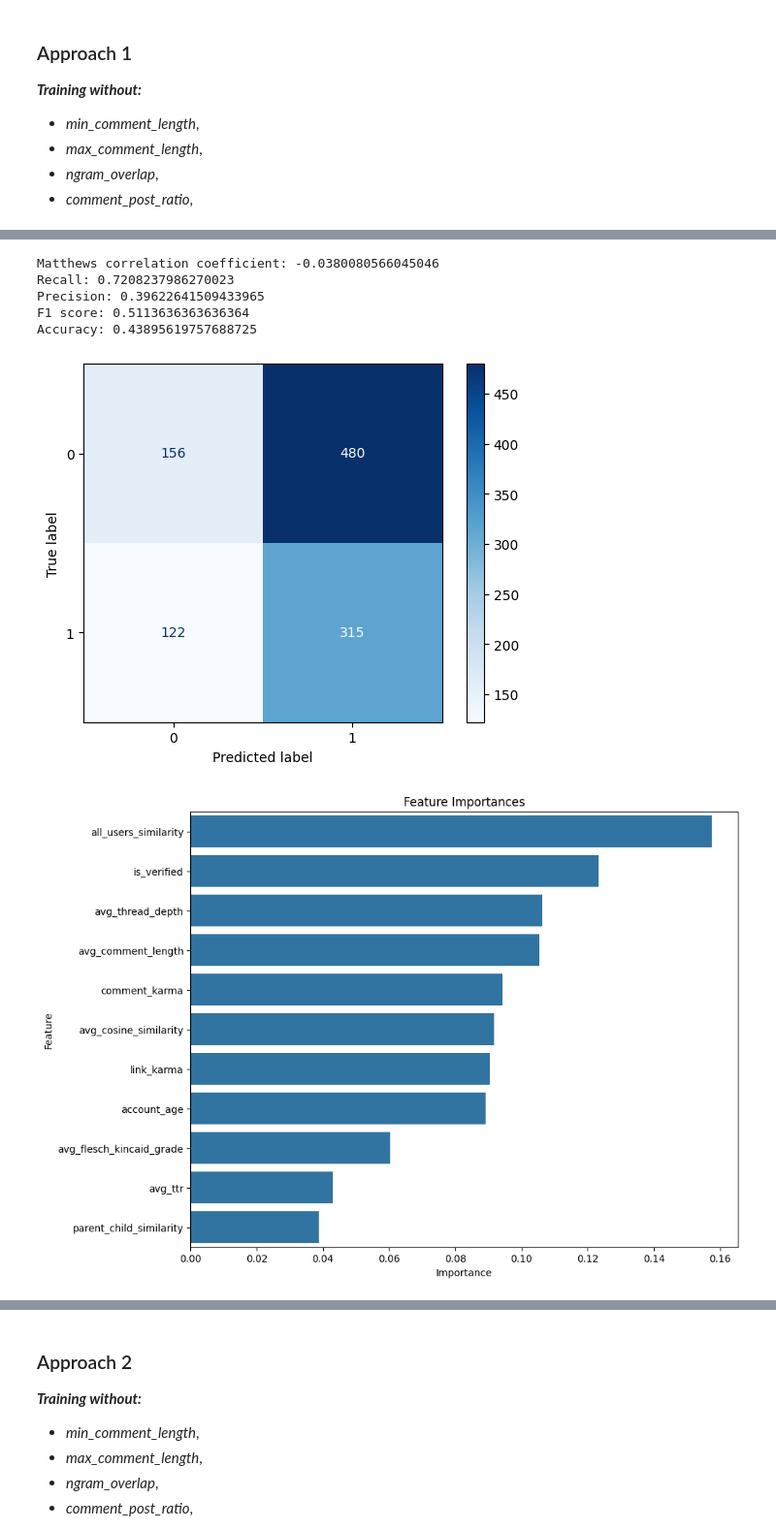
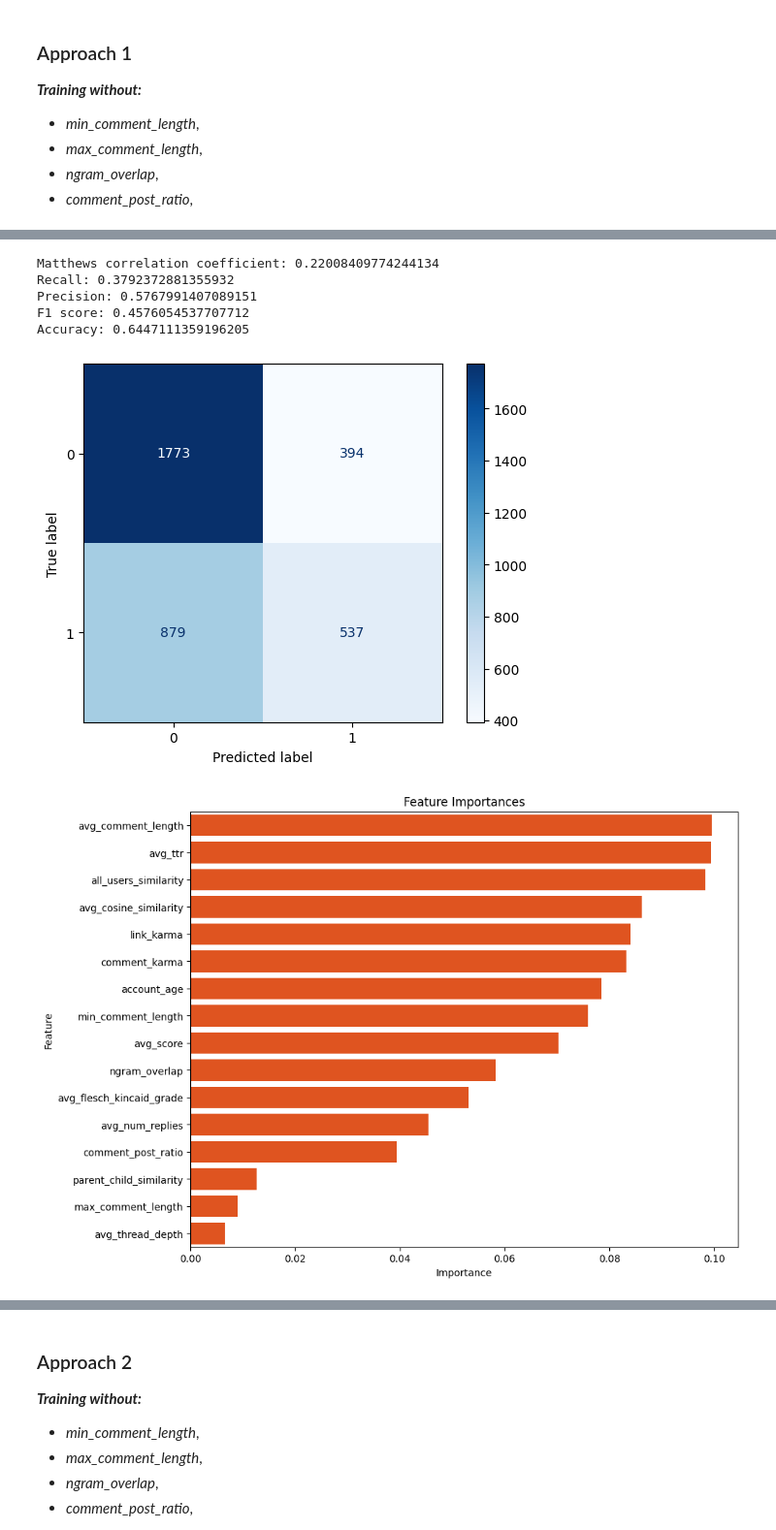
Before and after one commit to Dawir7/Bot-publication-analysis-in-social-media, a Jupyter notebook: analysis/Hyperparameter_tuning.ipynb, the cells around one changed output, grey strips where cells are left out. Shown at 97% size. Drawn from its saved outputs; the diff is of its cells as text; code cells hidden in the pictures.

```diff
--- a/analysis/Hyperparameter_tuning.ipynb
+++ b/analysis/Hyperparameter_tuning.ipynb
@@ -62,3 +62,8 @@ X_train, X_test, y_train, y_test = train_test_split(X_df_balanced, y_df_balanced
+# %%
+X_train = X_train.sort_values(by='username')
+y_train = y_train.sort_values(by='username')
+X_test = X_test.sort_values(by='username')
+y_test = y_test.sort_values(by='username')
 # %% [markdown]
 ## Data preprocessing
 # %%
@@ -108,7 +113,7 @@ class CustomStandardizer(BaseEstimator, TransformerMixin):
 
 
 class OutlierRemover(BaseEstimator, TransformerMixin):
-    def __init__(self, outlier_columns, contamination=0.01):
+    def __init__(self, outlier_columns, contamination=0.05):
         self.outlier_columns = outlier_columns
         self.contamination = contamination
         self.clf = IsolationForest(n_estimators=100, contamination=self.contamination, random_state=42)
@@ -162,6 +167,8 @@ to_standardization = [
     "comment_karma",
     "account_age",
     "is_verified",
+    "avg_score",
+    "avg_num_replies",
 ]
 columns_to_standardize_before_replace = [
     "comment_post_ratio",
@@ -181,6 +188,8 @@ columns_to_replace_none = {
     "account_age": 0,
     "is_verified": 0,
     "parent_child_similarity": 0,
+    "avg_score": 0,
+    "avg_num_replies": 0,
 }
 columns_to_drop_none = [
     'link_karma',
@@ -231,7 +240,7 @@ class CustomPipeline(Pipeline):
 preprocessing_pipeline = CustomPipeline(
     steps=[
         ('none_transformer', none_transformer),
-        ('outlier_remover', OutlierRemover(to_remove_outliers, contamination=1e-100)),
+        ('outlier_remover', OutlierRemover(to_remove_outliers)),
         ('column_preprocessor', column_preprocessor),
     ]
 )
@@ -338,26 +390,30 @@ def plot_feature_importances(rfc, X_train):
 # %%
 columns_to_drop = [
-    "min_comment_length",
-    "max_comment_length",
-    "ngram_overlap",
-    "comment_post_ratio",
+    "is_verified",
+    # "min_comment_length",
+    # "max_comment_length",
+    # "ngram_overlap",
+    # "avg_stickied"
+    # "comment_post_ratio",
+    # "avg_cosine_similarity",
+    # "parent_child_similarity",
 ]
 
 rfc = train_model_without_columns(
     X_train_df,
     y_train_preprocessed_np,
     X_test_df,
     y_test_preprocessed,
     columns_to_drop,
 )
 # %% [output]
-Matthews correlation coefficient: -0.0380080566045046
-Recall: 0.7208237986270023
-Precision: 0.39622641509433965
-F1 score: 0.5113636363636364
-Accuracy: 0.43895619757688725
+Matthews correlation coefficient: 0.22008409774244134
+Recall: 0.3792372881355932
+Precision: 0.5767991407089151
+F1 score: 0.4576054537707712
+Accuracy: 0.6447111359196205
-[figure, old version]
+[figure, new version]
-[figure, old version]
+[figure, new version]
 # %%
 def plot_probabilities_vs_actual(probabilities, y_test):
     plt.figure(figsize=(10, 8))
```
Also changed, not shown: parts of 22 cells of this notebook, 21 other files.
